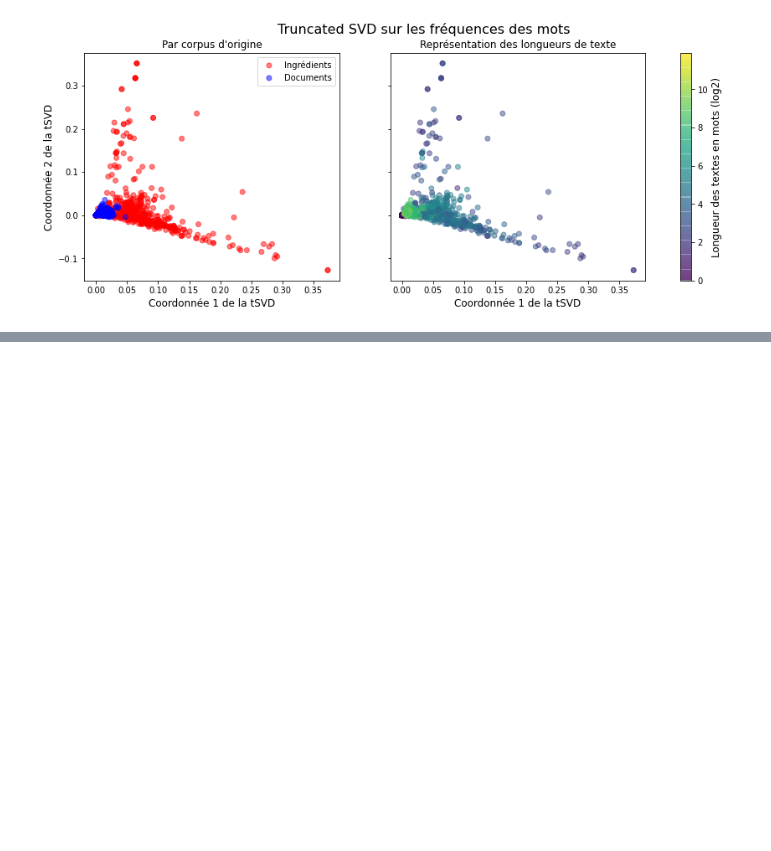
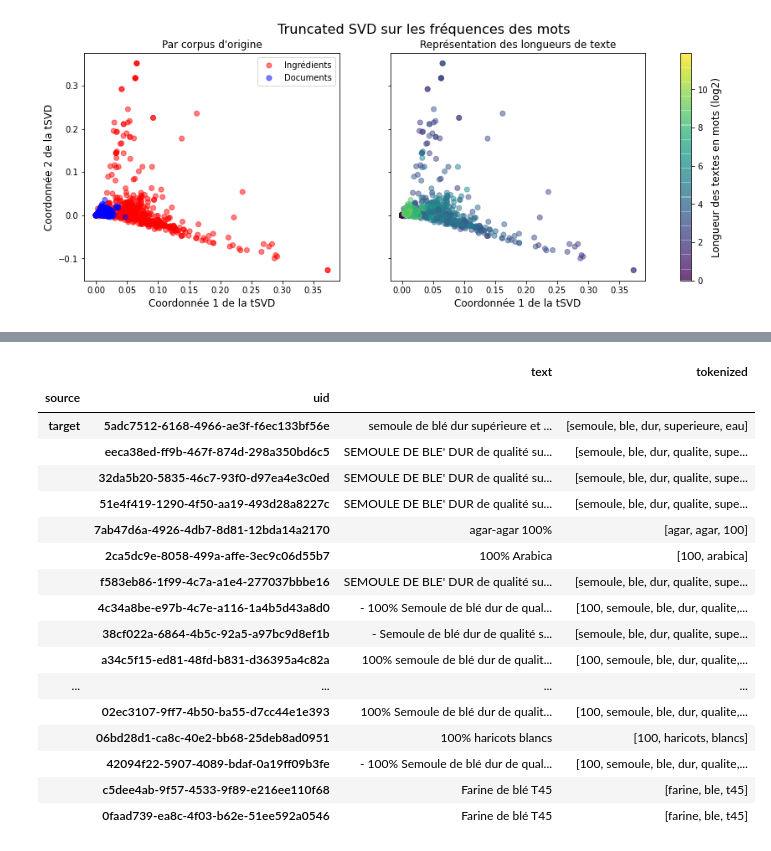
Before and after one commit to UltraDiuve/PIM-Recognizer, a Jupyter notebook: report/notebooks/Text_analysis.ipynb, the cells around one changed output, grey strips where cells are left out. Saved outputs shown, nothing was run; the diff lists cells and outputs as text; code cells hidden in the pictures; blank space fills up the shorter version.

```diff
--- a/report/notebooks/Text_analysis.ipynb
+++ b/report/notebooks/Text_analysis.ipynb
@@ -736,0 +819,22 @@ ax[1].set_title("Représentation des longueurs de texte", fontsize=12)
+# %%
+idx2 = (projected[:, 1] > 0.2).nonzero()[0]
+corpus_df.iloc[idx2]
+# %% [output]
+|  |  | text | tokenized |
+| source | uid |  |  |
+| target | 5adc7512-6168-4966-ae3f-f6ec133bf56e | semoule de blé dur supérieure et ... | [semoule, ble, dur, superieure, eau] |
+|  | eeca38ed-ff9b-467f-874d-298a350bd6c5 | SEMOULE DE BLE' DUR de qualité su... | [semoule, ble, dur, qualite, supe... |
+|  | 32da5b20-5835-46c7-93f0-d97ea4e3c0ed | SEMOULE DE BLE' DUR de qualité su... | [semoule, ble, dur, qualite, supe... |
+|  | 51e4f419-1290-4f50-aa19-493d28a8227c | SEMOULE DE BLE' DUR de qualité su... | [semoule, ble, dur, qualite, supe... |
+|  | 7ab47d6a-4926-4db7-8d81-12bda14a2170 | agar-agar 100% | [agar, agar, 100] |
+|  | 2ca5dc9e-8058-499a-affe-3ec9c06d55b7 | 100% Arabica | [100, arabica] |
+|  | f583eb86-1f99-4c7a-a1e4-277037bbbe16 | SEMOULE DE BLE' DUR de qualité su... | [semoule, ble, dur, qualite, supe... |
+|  | 4c34a8be-e97b-4c7e-a116-1a4b5d43a8d0 | - 100% Semoule de blé dur de qual... | [100, semoule, ble, dur, qualite,... |
+|  | 38cf022a-6864-4b5c-92a5-a97bc9d8ef1b | - Semoule de blé dur de qualité s... | [semoule, ble, dur, qualite, supe... |
+|  | a34c5f15-ed81-48fd-b831-d36395a4c82a | 100% semoule de blé dur de qualit... | [100, semoule, ble, dur, qualite,... |
+| ... | ... | ... | ... |
+|  | 02ec3107-9ff7-4b50-ba55-d7cc44e1e393 | 100% Semoule de blé dur de qualit... | [100, semoule, ble, dur, qualite,... |
+|  | 06bd28d1-ca8c-40e2-bb68-25deb8ad0951 | 100% haricots blancs | [100, haricots, blancs] |
+|  | 42094f22-5907-4089-bdaf-0a19ff09b3fe | - 100% Semoule de blé dur de qual... | [100, semoule, ble, dur, qualite,... |
+|  | c5dee4ab-9f57-4533-9f89-e216ee110f68 | Farine de blé T45 | [farine, ble, t45] |
+|  | 0faad739-ea8c-4f03-b62e-51ee592a0546 | Farine de blé T45 | [farine, ble, t45] |
```
Also changed, not shown: parts of 5 cells of this notebook, 2 other files.
